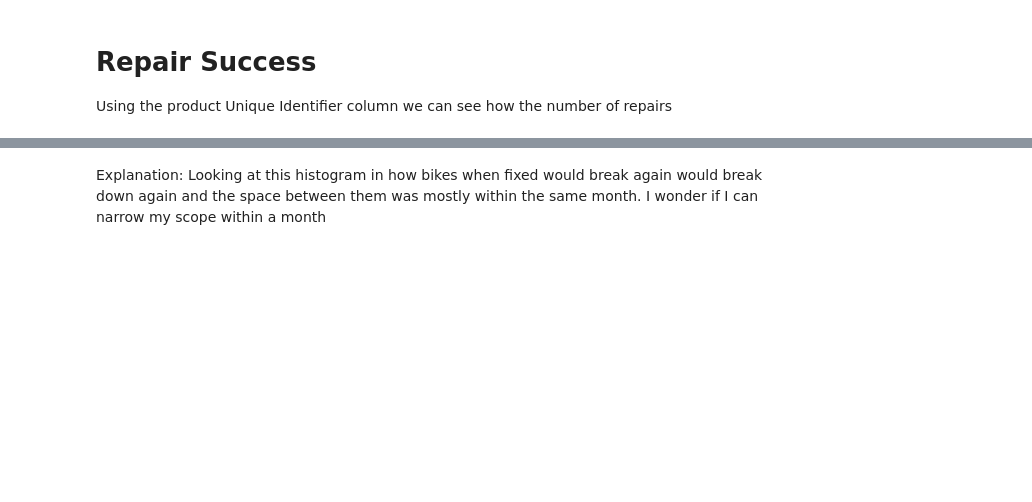
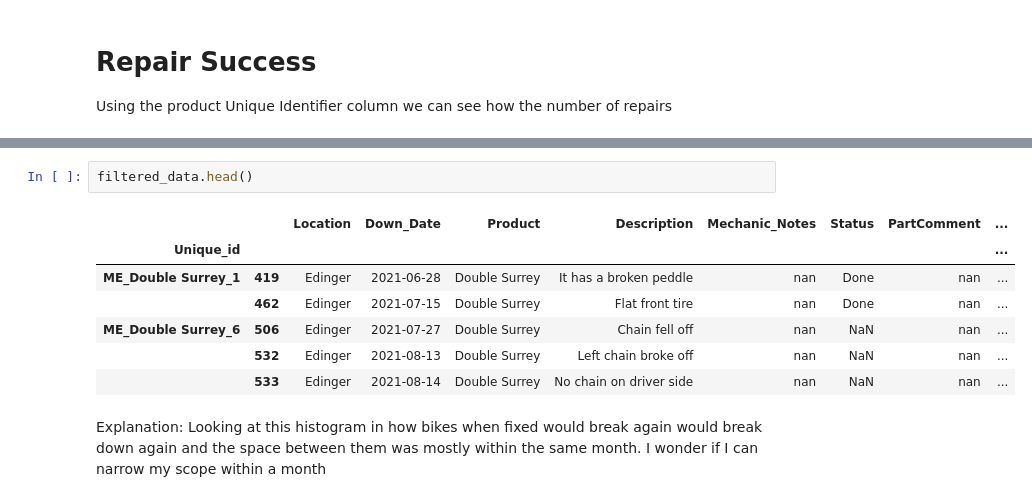
Before and after one commit to robertmounce/Python_Portfolio, a Jupyter notebook: wheel-fun-rentals-cleaning-and-basic-analysis.ipynb, the cells around one changed output, grey strips where cells are left out. Cells and saved outputs as stored; diff of their text form; blank space fills up the shorter version.

```diff
--- a/wheel-fun-rentals-cleaning-and-basic-analysis.ipynb
+++ b/wheel-fun-rentals-cleaning-and-basic-analysis.ipynb
@@ -1106,3 +1148,13 @@ plt.show()
+# %%
+filtered_data.head()
+# %% [output]
+|  |  | Location | Down_Date | Product | Description | Mechanic_Notes | Status | PartComment | ... |
+| Unique_id |  |  |  |  |  |  |  |  | ... |
+| ME_Double Surrey_1 | 419 | Edinger | 2021-06-28 | Double Surrey | It has a broken peddle | nan | Done | nan | ... |
+|  | 462 | Edinger | 2021-07-15 | Double Surrey | Flat front tire | nan | Done | nan | ... |
+| ME_Double Surrey_6 | 506 | Edinger | 2021-07-27 | Double Surrey | Chain fell off | nan | NaN | nan | ... |
+|  | 532 | Edinger | 2021-08-13 | Double Surrey | Left chain broke off | nan | NaN | nan | ... |
+|  | 533 | Edinger | 2021-08-14 | Double Surrey | No chain on driver side | nan | NaN | nan | ... |
 # %% [markdown]
 Explanation:
 Looking at this histogram in how bikes when fixed would break again would break down again and the space between them was mostly within the same month.
```
Also changed, not shown: parts of 6 cells of this notebook.
